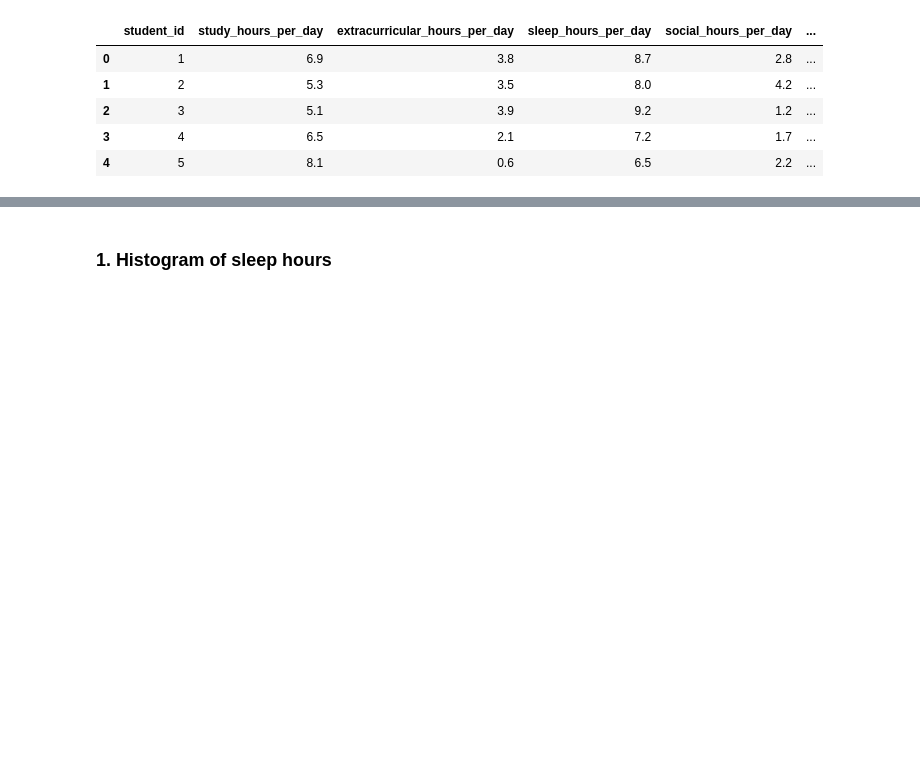
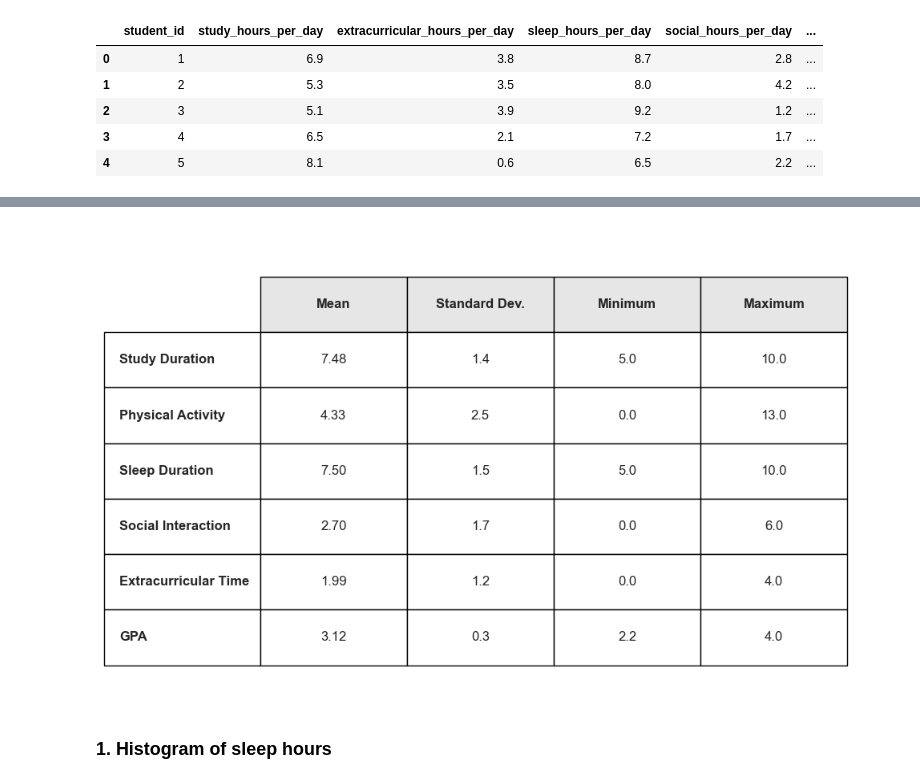
Before and after one commit to datpetr/students_habits_gpa, a Jupyter notebook: graphs.ipynb, the cells around one changed output, grey strips where cells are left out. Saved outputs shown, nothing was run; the diff lists cells and outputs as text; code cells hidden in the pictures; blank space fills up the shorter version.

```diff
--- a/graphs.ipynb
+++ b/graphs.ipynb
@@ -19,3 +39,77 @@ df.head()
+# %%
+# Get descriptive statistics
+desc_stats = df.describe().loc[['mean', 'std', 'min', 'max']]
+
+# Select relevant columns
+relevant_columns = [
+    'study_hours_per_day', 'physical_activity_hours_per_day', 'sleep_hours_per_day',
+    'social_hours_per_day', 'extracurricular_hours_per_day', 'gpa'
+]
+desc_stats = desc_stats[relevant_columns]
+
+# Rename columns to academic language
+column_mapping = {
+    'study_hours_per_day': 'Study Duration',
+    'physical_activity_hours_per_day': 'Physical Activity',
+    'sleep_hours_per_day': 'Sleep Duration',
+    'social_hours_per_day': 'Social Interaction',
+    'extracurricular_hours_per_day': 'Extracurricular Time',
+    'gpa': 'GPA',
+}
+
+# Rename indices for better presentation
+index_mapping = {'mean': 'Mean', 'std': 'Standard Dev.', 'min': 'Minimum', 'max': 'Maximum'}
+desc_stats = desc_stats.rename(index=index_mapping)
+
+# Format the data for display
+formatted_data = []
+for var in relevant_columns:
+    row_data = []
+    for stat in desc_stats.index:
+        value = desc_stats.loc[stat, var]
+        if stat in ['Mean', 'SD']:
+            row_data.append(f"{value:.2f}")
+        else:  # Min, Max
+            row_data.append(f"{value:.1f}")
+    formatted_data.append(row_data)
+
+# Create figure
+fig, ax = plt.subplots(figsize=(10, 6))
+ax.axis('off')
+
+# Create table with complete grid
+table = ax.table(
+    cellText=formatted_data,
+    rowLabels=[column_mapping[var] for var in relevant_columns],
+    colLabels=desc_stats.index,
+    loc='center',
+    cellLoc='center',
+    bbox=[0.05, 0.05, 0.9, 0.85]  # Ensure table fits in figure
+)
+
+# Style the table
+table.auto_set_font_size(False)
+table.set_fontsize(12)
+table.scale(1, 1.5)  # Taller cells
+
+# Style headers
+for i in range(len(desc_stats.index)):
+    table[(0, i)].set_facecolor('#E6E6E6')
+    table[(0, i)].set_text_props(weight='bold')
+
+# Style row labels
+for i in range(len(relevant_columns)):
+    table[(i+1, -1)].set_text_props(weight='bold')
+
+# Ensure edges are visible
+for cell in table.get_celld().values():
+    cell.set_edgecolor('black')
+
+# plt.title('Descriptive Statistics of Student Lifestyle Factors', fontsize=16, pad=20)
+plt.tight_layout()
+plt.show()
+# %% [output]
+[figure, added]
 # %% [markdown]
 ### 1. Histogram of sleep hours
 # %%
```
Also changed, not shown: parts of 9 cells of this notebook.
